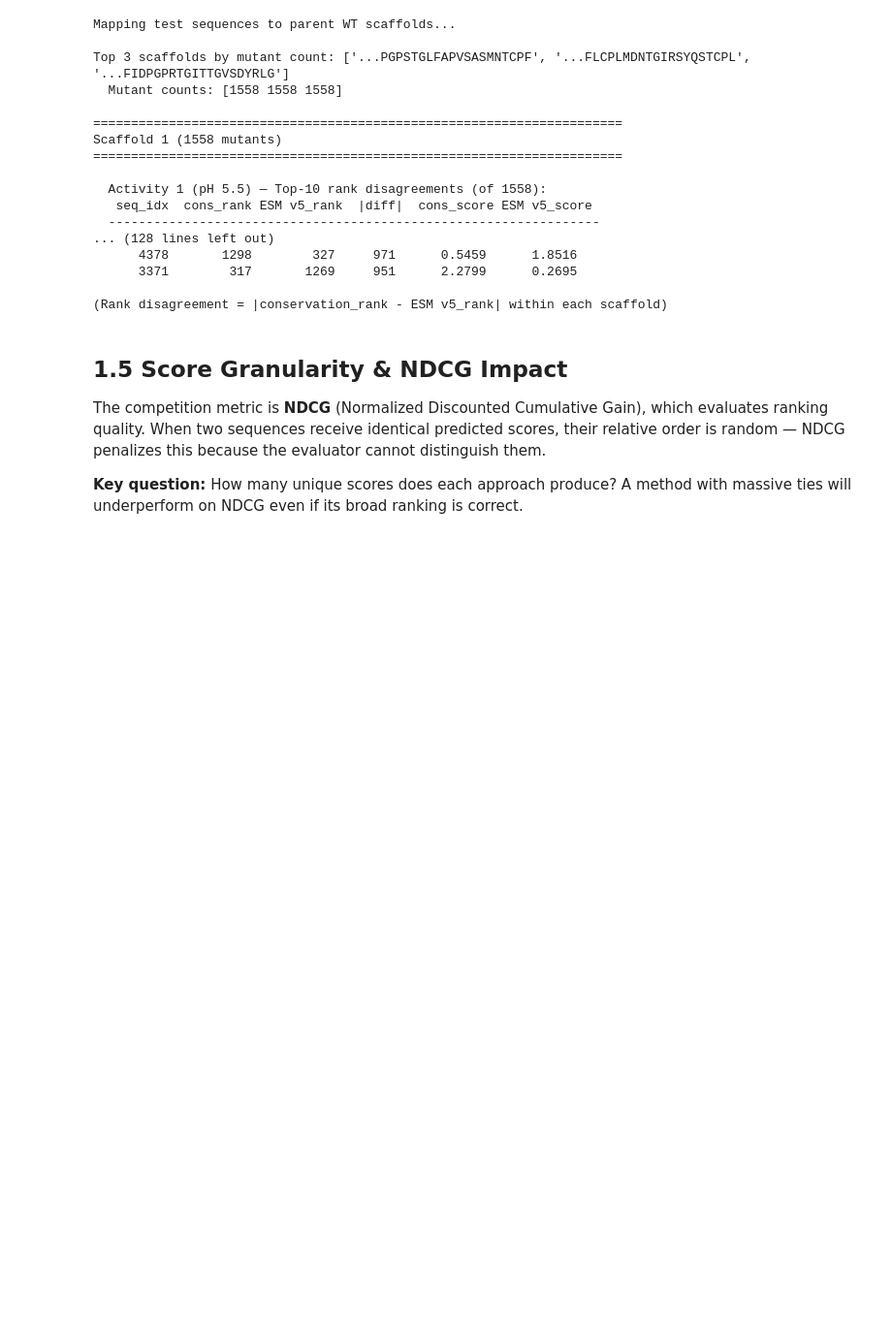
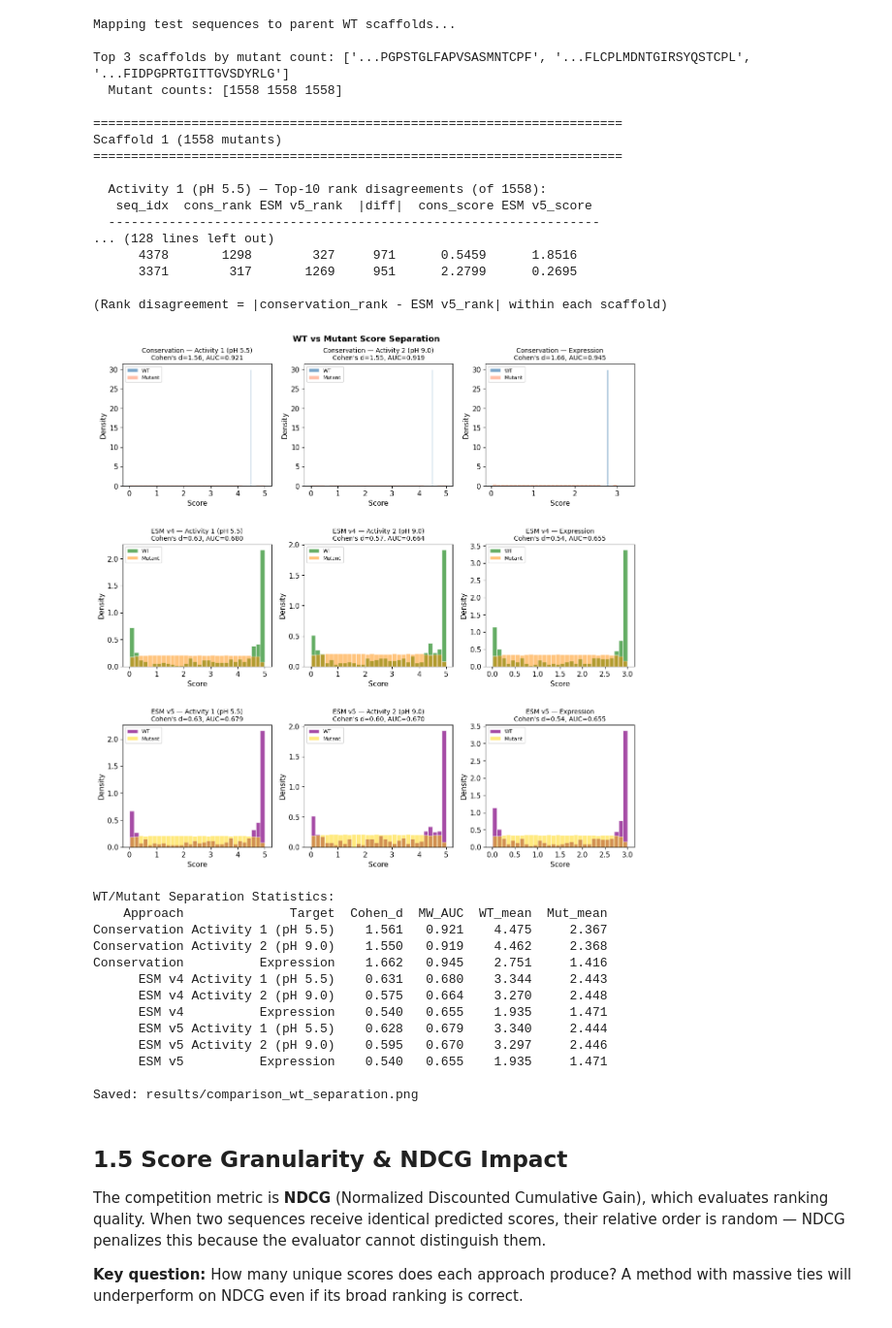
Before and after one commit to fulopjoz/pet-challenge-2025, a Jupyter notebook: Approach_Comparison.ipynb, the cells around one changed output. Shown at 97% size. Drawn from its saved outputs; the diff is of its cells as text; code cells hidden in the pictures; blank space fills up the shorter version.

```diff
--- a/Approach_Comparison.ipynb
+++ b/Approach_Comparison.ipynb
@@ -422,7 +352,7 @@ color_cycle = {'Conservation': ('steelblue', 'coral'),
                'ESM v5': ('purple', 'gold')}
 
 n_rows = len(approaches)
-fig, axes = plt.subplots(n_rows, 3, figsize=(16, max(10, 5 * n_rows)))
+fig, axes = plt.subplots(n_rows, 3, figsize=(12, max(7, 4 * n_rows)))
 if n_rows == 1:
     axes = axes.reshape(1, -1)
 
@@ -430,34 +360,49 @@ sep_stats = []
 
 for row_idx, (name, df) in enumerate(approaches):
     c_wt, c_mut = color_cycle.get(name, ('steelblue', 'coral'))
     for col_idx, (key, col) in enumerate(TARGETS.items()):
         ax = axes[row_idx, col_idx]
         wt_scores = df[col].values[is_wt]
         mut_scores = df[col].values[~is_wt]
 
         ax.hist(wt_scores, bins=30, alpha=0.7, color=c_wt, edgecolor='white', label='WT', density=True)
         ax.hist(mut_scores, bins=30, alpha=0.5, color=c_mut, edgecolor='white', label='Mutant', density=True)
 
         d = cohens_d(wt_scores, mut_scores)
         auc = mann_whitney_auc(wt_scores, mut_scores)
         sep_stats.append({'Approach': name, 'Target': TARGET_LABELS[key],
                           'Cohen_d': d, 'MW_AUC': auc,
                           'WT_mean': np.mean(wt_scores), 'Mut_mean': np.mean(mut_scores)})
 
         ax.set_title(f"{name} — {TARGET_LABELS[key]}\nCohen's d={d:.2f}, AUC={auc:.3f}", fontsize=10)
         ax.set_xlabel('Score')
         ax.set_ylabel('Density')
         ax.legend(fontsize=8)
 
 plt.suptitle('WT vs Mutant Score Separation', fontsize=13, fontweight='bold')
 plt.tight_layout(h_pad=3)
-plt.savefig(os.path.join(RESULTS_DIR, 'comparison_wt_separation.png'), dpi=150, bbox_inches='tight')
+plt.savefig(os.path.join(RESULTS_DIR, 'comparison_wt_separation.png'), dpi=120, bbox_inches='tight')
 plt.show()
 
 sep_df = pd.DataFrame(sep_stats)
 print("\nWT/Mutant Separation Statistics:")
 print(sep_df.to_string(index=False, float_format='%.3f'))
 print("\nSaved: results/comparison_wt_separation.png")
+# %% [output]
+[figure, added]
+WT/Mutant Separation Statistics:
+    Approach              Target  Cohen_d  MW_AUC  WT_mean  Mut_mean
+Conservation Activity 1 (pH 5.5)    1.561   0.921    4.475     2.367
+Conservation Activity 2 (pH 9.0)    1.550   0.919    4.462     2.368
+Conservation          Expression    1.662   0.945    2.751     1.416
+      ESM v4 Activity 1 (pH 5.5)    0.631   0.680    3.344     2.443
+      ESM v4 Activity 2 (pH 9.0)    0.575   0.664    3.270     2.448
+      ESM v4          Expression    0.540   0.655    1.935     1.471
+      ESM v5 Activity 1 (pH 5.5)    0.628   0.679    3.340     2.444
+      ESM v5 Activity 2 (pH 9.0)    0.595   0.670    3.297     2.446
+      ESM v5          Expression    0.540   0.655    1.935     1.471
+
+Saved: results/comparison_wt_separation.png
 # %% [markdown]
 ## 1.5 Score Granularity & NDCG Impact
 
```
Also changed, not shown: parts of 14 cells of this notebook.
